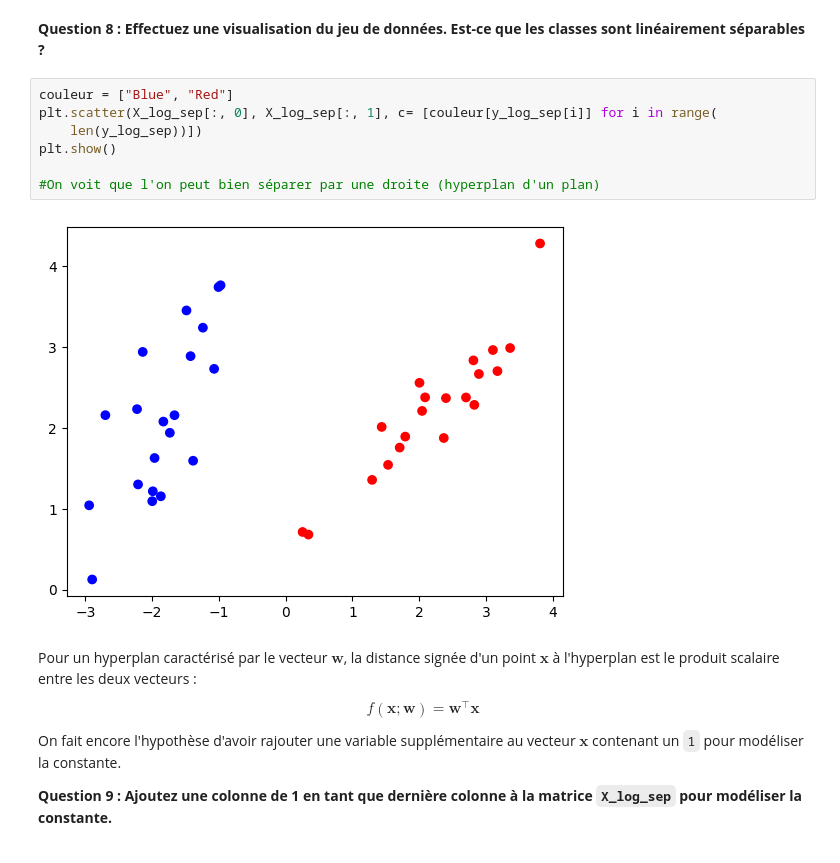
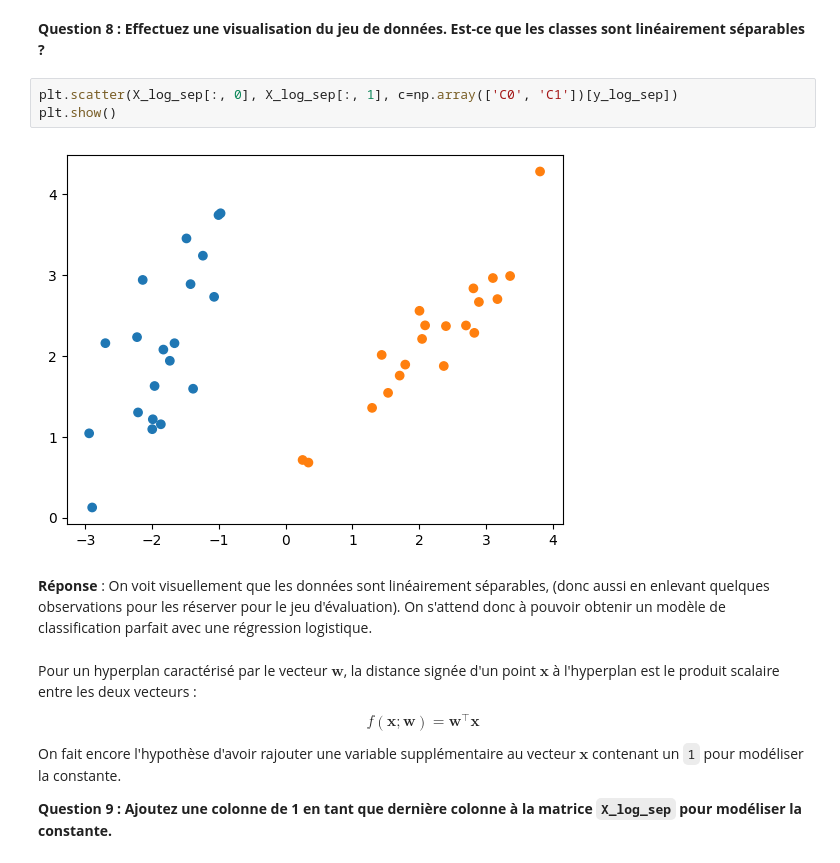
Before and after one commit to jojodu0747/ProjetTDD, a Jupyter notebook: src/RegLOG.ipynb, the cells around one changed output. Cells and saved outputs as stored; diff of their text form.

```diff
--- a/src/RegLOG.ipynb
+++ b/src/RegLOG.ipynb
@@ -215,15 +192,14 @@ Deux variables Python ont été créées :
 * `y_log_sep` correspond au vecteur $\mathbf{y}$ contenant les sorties (c'est-à-dire les classes, $0$ ou $1$).
 # %% [markdown]
 **Question 8 : Effectuez une visualisation du jeu de données. Est-ce que les classes sont linéairement séparables ?**
-# %%
-couleur = ["Blue", "Red"]
-plt.scatter(X_log_sep[:, 0], X_log_sep[:, 1], c= [couleur[y_log_sep[i]] for i in range(
-    len(y_log_sep))])
-plt.show()
-
-#On voit que l'on peut bien séparer par une droite (hyperplan d'un plan)
-# %% [output]
-[figure, removed]
+# %%
+plt.scatter(X_log_sep[:, 0], X_log_sep[:, 1], c=np.array(['C0', 'C1'])[y_log_sep])
+plt.show()
+# %% [output]
+[figure, added]
+# %% [markdown]
+**Réponse** : On voit visuellement que les données sont linéairement séparables, (donc aussi en enlevant quelques observations pour les réserver pour le jeu d'évaluation).
+On s'attend donc à pouvoir obtenir un modèle de classification parfait avec une régression logistique.
 # %% [markdown]
 Pour un hyperplan caractérisé par le vecteur $\mathbf{w}$, la distance signée d'un point $\mathbf{x}$ à l'hyperplan est le produit scalaire entre les deux vecteurs :
 
```
Also changed, not shown: parts of 35 cells of this notebook, 2 other files.
